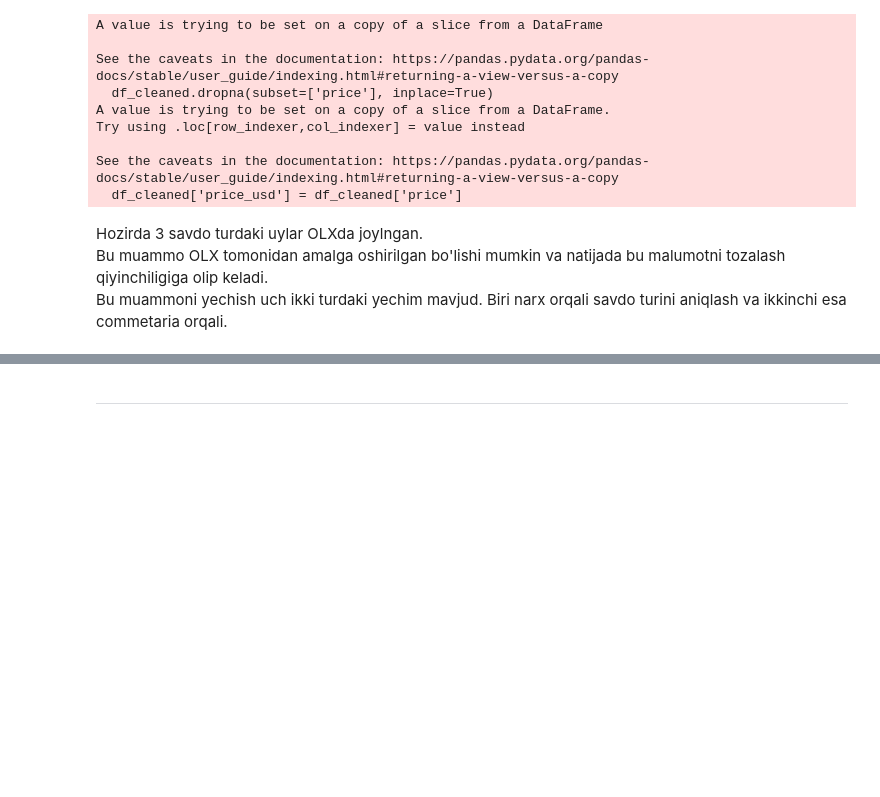
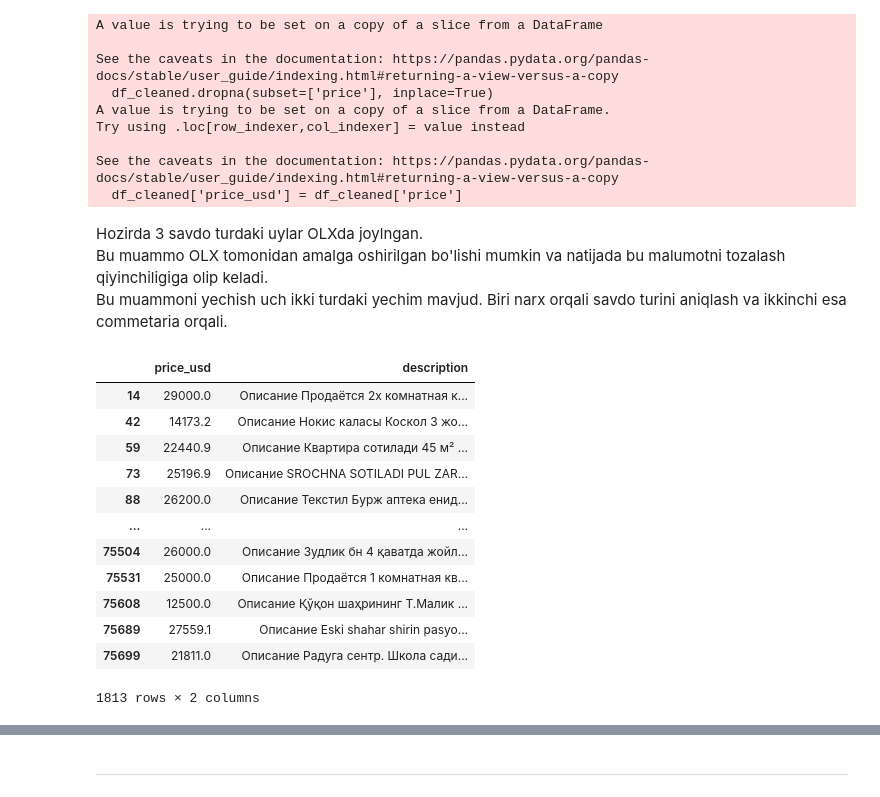
Before and after one commit to Javoh20111/Tashkent-apartment-analysis, a Jupyter notebook: notebooks/1_data_cleaning.ipynb, the cells around one changed output, grey strips where cells are left out. Saved outputs shown, nothing was run; the diff lists cells and outputs as text; code cells hidden in the pictures; blank space fills up the shorter version.

```diff
--- a/notebooks/1_data_cleaning.ipynb
+++ b/notebooks/1_data_cleaning.ipynb
@@ -289,3 +289,19 @@ See the caveats in the documentation: https://pandas.pydata.org/pandas-docs/stab
 Hozirda 3 savdo turdaki uylar OLXda joylngan.
 Bu muammo OLX tomonidan amalga oshirilgan bo'lishi mumkin va natijada bu malumotni tozalash qiyinchiligiga olip keladi.
 Bu muammoni yechish uch ikki turdaki yechim mavjud. Biri narx orqali savdo turini aniqlash va ikkinchi esa commetaria orqali.
+# %%
+df_cleaned.loc[(df_cleaned['price_usd'] < 30000) & (df_cleaned['price_usd'] > 3000), ["price_usd","description"]]
+# %% [output]
+|  | price_usd | description |
+| 14 | 29000.0 | Описание Продаётся 2х комнатная к... |
+| 42 | 14173.2 | Описание Нокис каласы Коскол 3 жо... |
+| 59 | 22440.9 | Описание Квартира сотилади 45 м² ... |
+| 73 | 25196.9 | Описание SROCHNA SOTILADI PUL ZAR... |
+| 88 | 26200.0 | Описание Текстил Бурж аптека енид... |
+| ... | ... | ... |
+| 75504 | 26000.0 | Описание Зудлик бн 4 қаватда жойл... |
+| 75531 | 25000.0 | Описание Продаётся 1 комнатная кв... |
+| 75608 | 12500.0 | Описание Қўқон шаҳрининг Т.Малик ... |
+| 75689 | 27559.1 | Описание Eski shahar shirin pasyo... |
+| 75699 | 21811.0 | Описание Радуга сентр. Школа сади... |
+1813 rows × 2 columns
```
Also changed, not shown: parts of 29 cells of this notebook, 1 other file.
